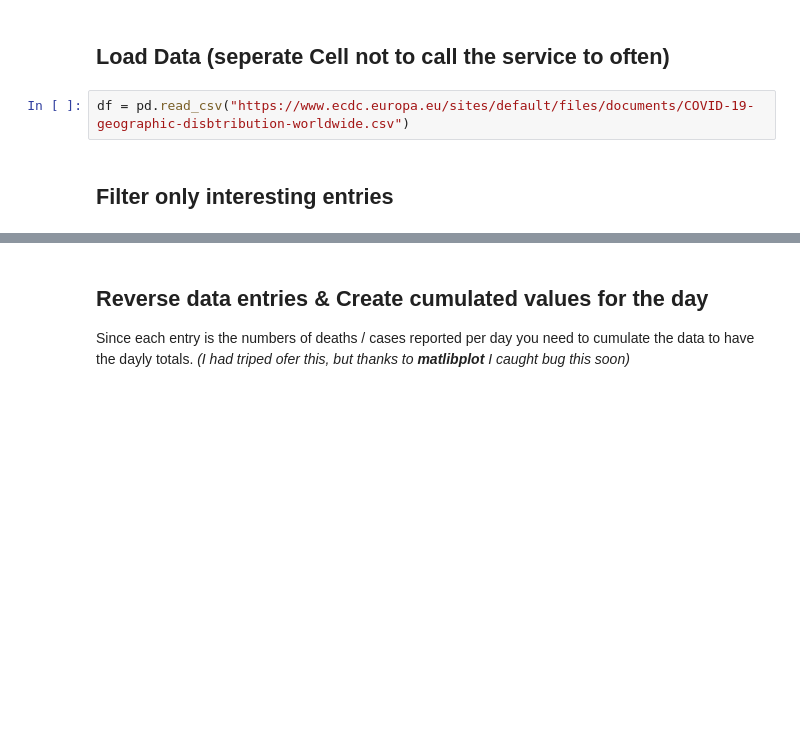
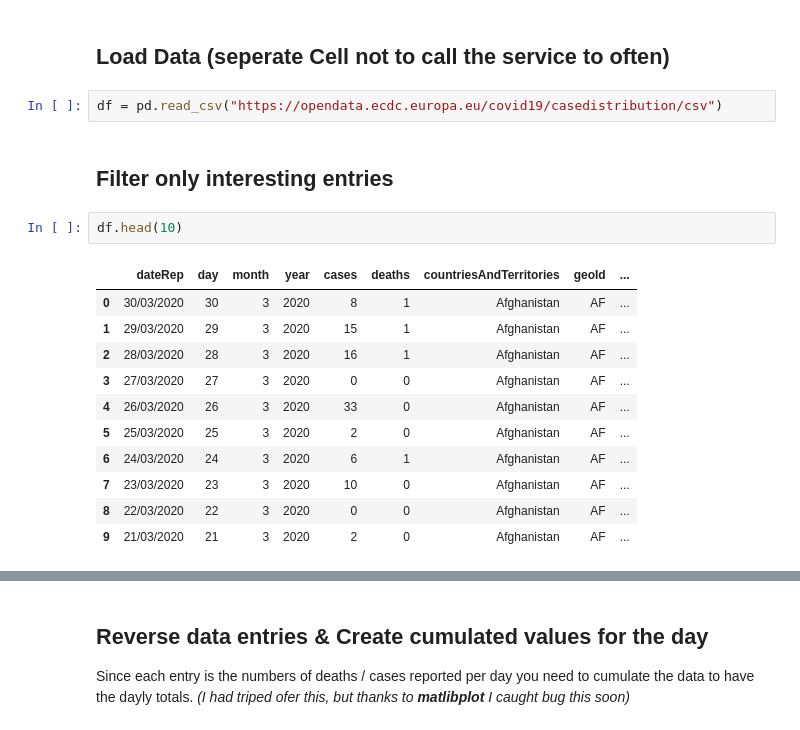
Before and after one commit to akumagamo/liveProjectSubmissions, a Jupyter notebook: Covid Rapid View.ipynb, the cells around one changed output, grey strips where cells are left out. Drawn from its saved outputs; the diff is of its cells as text; blank space fills up the shorter version.

```diff
--- a/Covid Rapid View.ipynb
+++ b/Covid Rapid View.ipynb
@@ -12,9 +12,23 @@ from datetime import datetime, timedelta
 # %% [markdown]
 ## Load Data (seperate Cell not to call the service to often)
 # %%
-df = pd.read_csv("https://www.ecdc.europa.eu/sites/default/files/documents/COVID-19-geographic-disbtribution-worldwide.csv")
+df = pd.read_csv("https://opendata.ecdc.europa.eu/covid19/casedistribution/csv")
 # %% [markdown]
  ## Filter only interesting entries
+# %%
+df.head(10)
+# %% [output]
+|  | dateRep | day | month | year | cases | deaths | countriesAndTerritories | geoId | ... |
+| 0 | 30/03/2020 | 30 | 3 | 2020 | 8 | 1 | Afghanistan | AF | ... |
+| 1 | 29/03/2020 | 29 | 3 | 2020 | 15 | 1 | Afghanistan | AF | ... |
+| 2 | 28/03/2020 | 28 | 3 | 2020 | 16 | 1 | Afghanistan | AF | ... |
+| 3 | 27/03/2020 | 27 | 3 | 2020 | 0 | 0 | Afghanistan | AF | ... |
+| 4 | 26/03/2020 | 26 | 3 | 2020 | 33 | 0 | Afghanistan | AF | ... |
+| 5 | 25/03/2020 | 25 | 3 | 2020 | 2 | 0 | Afghanistan | AF | ... |
+| 6 | 24/03/2020 | 24 | 3 | 2020 | 6 | 1 | Afghanistan | AF | ... |
+| 7 | 23/03/2020 | 23 | 3 | 2020 | 10 | 0 | Afghanistan | AF | ... |
+| 8 | 22/03/2020 | 22 | 3 | 2020 | 0 | 0 | Afghanistan | AF | ... |
+| 9 | 21/03/2020 | 21 | 3 | 2020 | 2 | 0 | Afghanistan | AF | ... |
 # %%
 df1 = df.copy()
 
```
Also changed, not shown: parts of 4 cells of this notebook.
